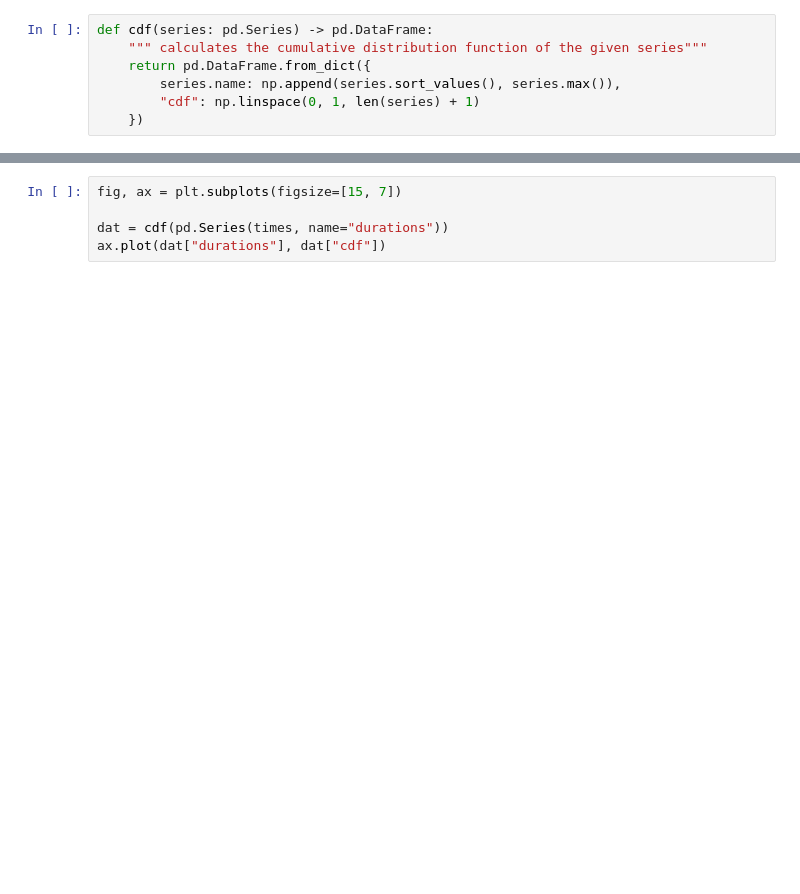
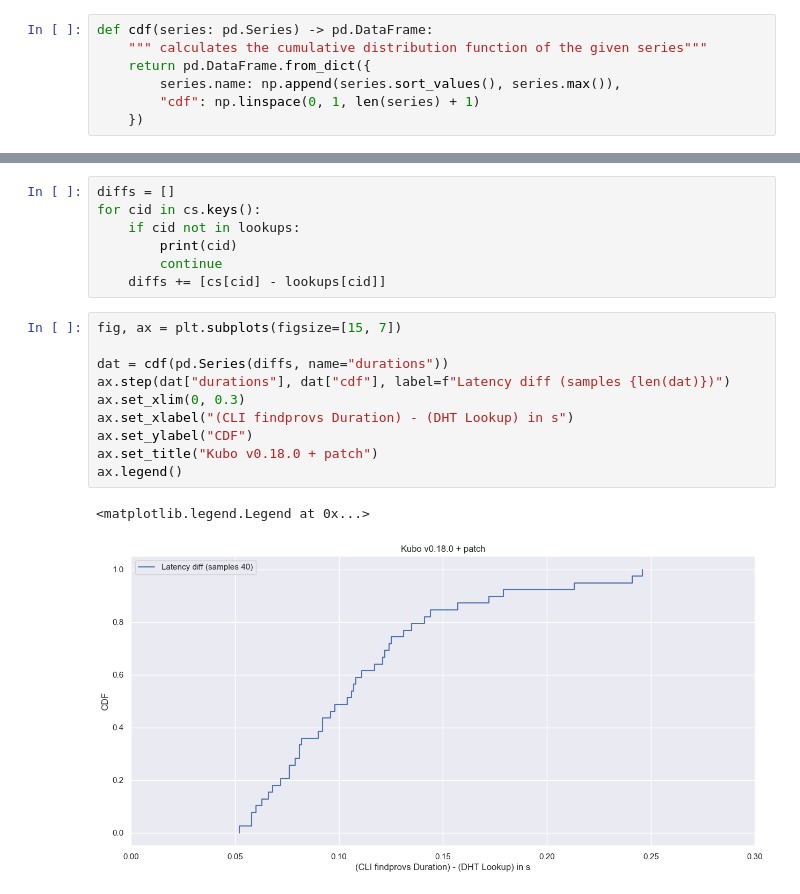
Before and after one commit to dennis-tra/ipfs-lookup-measurement, a Jupyter notebook: analysis/2023-01-27-lookup-script-adin.ipynb, the cells around one changed output, grey strips where cells are left out. Saved outputs shown, nothing was run; the diff lists cells and outputs as text; blank space fills up the shorter version.

```diff
--- a/analysis/2023-01-27-lookup-script-adin.ipynb
+++ b/analysis/2023-01-27-lookup-script-adin.ipynb
@@ -42,5 +211,20 @@ with open('find-times.csv') as csvfile:
+# %%
+diffs = []
+for cid in cs.keys():
+    if cid not in lookups:
+        print(cid)
+        continue
+    diffs += [cs[cid] - lookups[cid]]
 # %%
 fig, ax = plt.subplots(figsize=[15, 7])
 
-dat = cdf(pd.Series(times, name="durations"))
-ax.plot(dat["durations"], dat["cdf"])
+dat = cdf(pd.Series(diffs, name="durations"))
+ax.step(dat["durations"], dat["cdf"], label=f"Latency diff (samples {len(dat)})")
+ax.set_xlim(0, 0.3)
+ax.set_xlabel("(CLI findprovs Duration) - (DHT Lookup) in s")
+ax.set_ylabel("CDF")
+ax.set_title("Kubo v0.18.0 + patch")
+ax.legend()
+# %% [output]
+<matplotlib.legend.Legend at 0x...>
+[figure, added]
```
Also changed, not shown: parts of 4 cells of this notebook, 12 other files.
